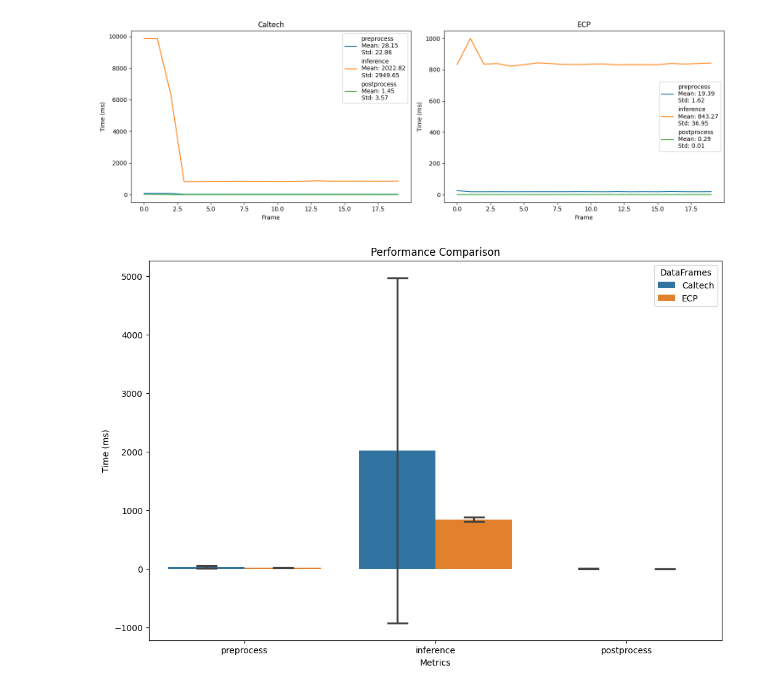
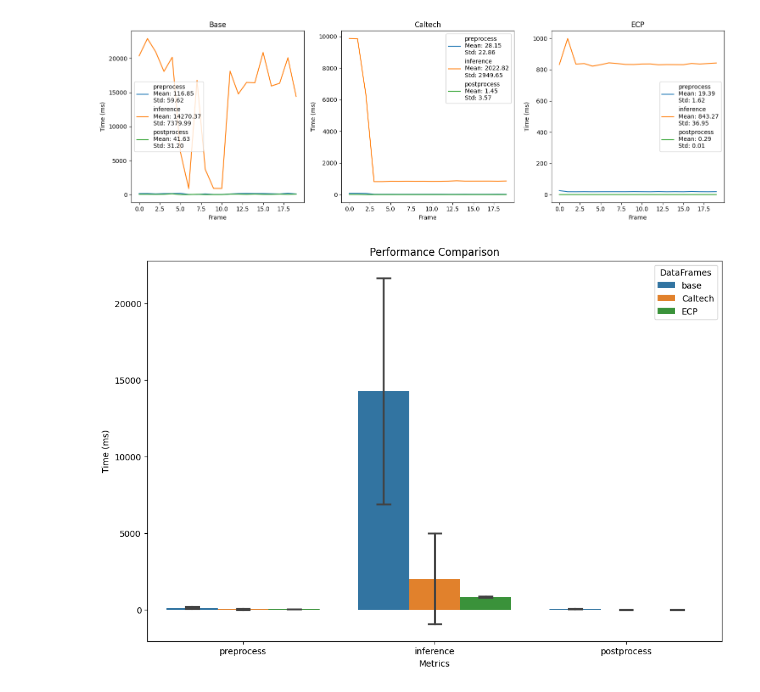
Before and after one commit to asnyder613/ds6050-group1-project, a Jupyter notebook: 06-demo-metrics-detr.ipynb, the cells around one changed output. Drawn from its saved outputs; the diff is of its cells as text; code cells hidden in the pictures.

```diff
--- a/06-demo-metrics-detr.ipynb
+++ b/06-demo-metrics-detr.ipynb
@@ -2,50 +2,60 @@
 import pandas as pd
 import matplotlib.pyplot as plt
 # %%
+base_df = pd.read_csv('/home/ybt7qf/ds6050-group1-project/test_video/predictions/base/timing.csv')
 cal_df = pd.read_csv('/home/ybt7qf/ds6050-group1-project/test_video/predictions/ecp/timing.csv')
 ecp_df = pd.read_csv('/home/ybt7qf/ds6050-group1-project/test_video/predictions/caltech/timing.csv')
 # %%
+base_df = base_df.apply(lambda x: x * 1000)
 cal_df = cal_df.apply(lambda x: x * 1000)
 ecp_df = ecp_df.apply(lambda x: x * 1000)
 # %%
+mean_std_base_df = (base_df.mean(), base_df.std())
 mean_std_cal_df = (cal_df.mean(), cal_df.std())
 mean_std_ecp_df = (ecp_df.mean(), ecp_df.std())
 # %%
 # Create a figure with subplots
-fig, axes = plt.subplots(nrows=1, ncols=2, figsize=(15, 5))
+fig, axes = plt.subplots(nrows=1, ncols=3, figsize=(15, 5))
+
+# Plot the first DataFrame
+base_df.plot(ax=axes[0], title='Base')
+axes[0].set_xlabel('Frame')
+axes[0].set_ylabel('Time (ms)')
+axes[0].legend([f'{label}\nMean: {mean:.2f}\nStd: {std:.2f}' for label, mean, std in zip(base_df.columns, *mean_std_base_df)])
 
 # Plot the second DataFrame
-cal_df.plot(ax=axes[0], title='Caltech')
-axes[0].set_xlabel('Frame')
-axes[0].set_ylabel('Time (ms)')
-axes[0].legend([f'{label}\nMean: {mean:.2f}\nStd: {std:.2f}' for label, mean, std in zip(cal_df.columns, *mean_std_cal_df)])
+cal_df.plot(ax=axes[1], title='Caltech')
+axes[1].set_xlabel('Frame')
+axes[1].set_ylabel('Time (ms)')
+axes[1].legend([f'{label}\nMean: {mean:.2f}\nStd: {std:.2f}' for label, mean, std in zip(cal_df.columns, *mean_std_cal_df)])
 
 # Plot the third DataFrame
-ecp_df.plot(ax=axes[1], title='ECP')
-axes[1].set_xlabel('Frame')
-axes[1].set_ylabel('Time (ms)')
-axes[1].legend([f'{label}\nMean: {mean:.2f}\nStd: {std:.2f}' for label, mean, std in zip(ecp_df.columns, *mean_std_ecp_df)])
+ecp_df.plot(ax=axes[2], title='ECP')
+axes[2].set_xlabel('Frame')
+axes[2].set_ylabel('Time (ms)')
+axes[2].legend([f'{label}\nMean: {mean:.2f}\nStd: {std:.2f}' for label, mean, std in zip(ecp_df.columns, *mean_std_ecp_df)])
 
 # Adjust layout
 plt.tight_layout()
 
 plt.savefig('test_video/predictions/detr-inference-performance-metrics_1.png')
 
 # Show the plot
 plt.show()
 # %% [output]
-[figure, old version]
+[figure, new version]
 # %%
 import pandas as pd
 import seaborn as sns
 import matplotlib.pyplot as plt
 
 # Assuming df1, df2, and df3 are your DataFrames
+df1 = base_df
 df2 = cal_df
 df3 = ecp_df
 
 # Combine the DataFrames into one for easier plotting
-combined_df = pd.concat([df2, df3], keys=['Caltech', 'ECP'])
+combined_df = pd.concat([df1, df2, df3], keys=['base', 'Caltech', 'ECP'])
 
 # Reset the index for proper grouping
 combined_df.reset_index(inplace=True)
@@ -64,4 +74,4 @@ plt.legend(title='DataFrames')
 plt.savefig('test_video/predictions/detr-inference-performance-metrics_2.png')
 plt.show()
 # %% [output]
-[figure, old version]
+[figure, new version]
```
Also changed, not shown: 26 other files.
